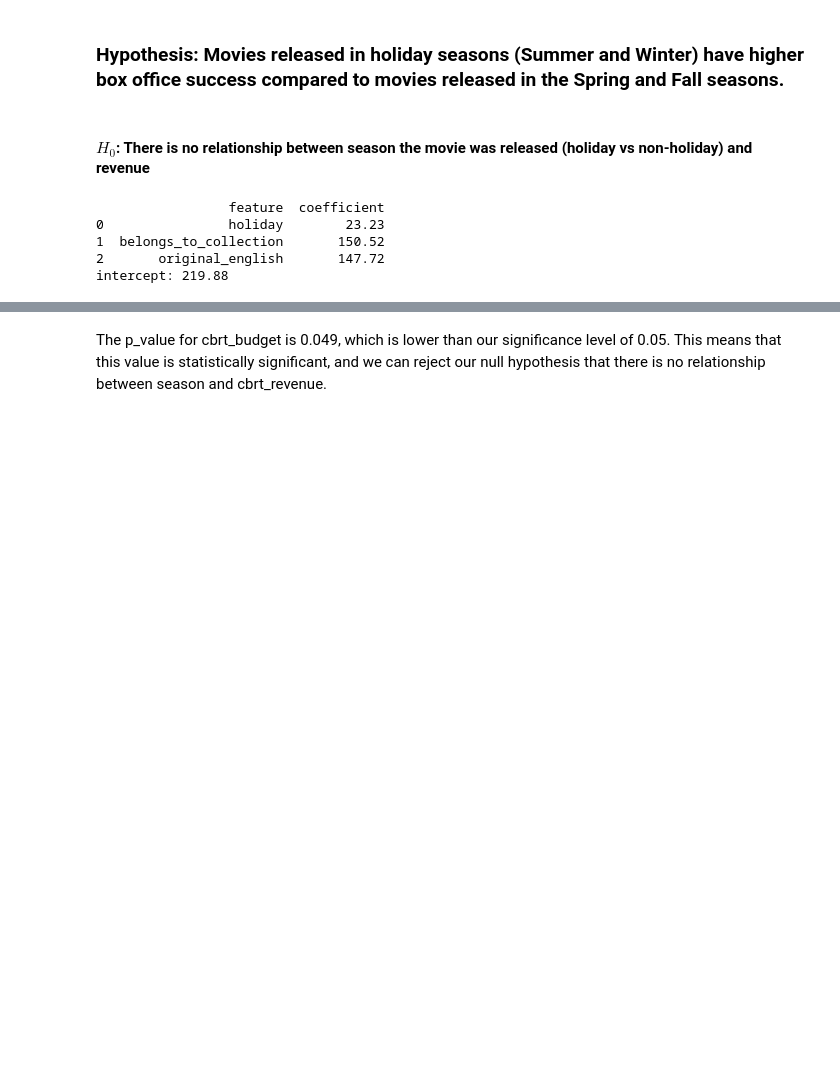
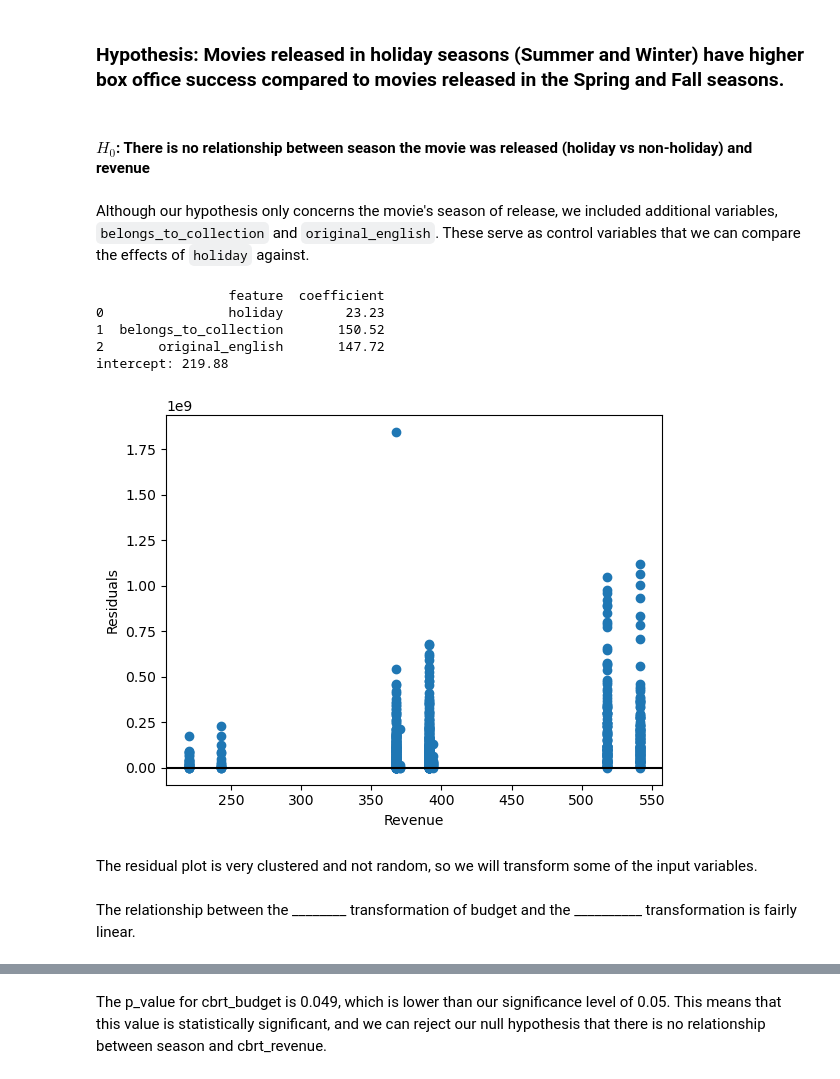
Before and after one commit to ay283/info2950_project, a Jupyter notebook: Report.ipynb, the cells around one changed output, grey strips where cells are left out. Drawn from its saved outputs; the diff is of its cells as text; code cells hidden in the pictures; blank space fills up the shorter version.

```diff
--- a/Report.ipynb
+++ b/Report.ipynb
@@ -258,6 +258,8 @@ train, test = train_test_split(data_filtered, test_size=0.2)
 X = data_filtered[input_vars]
 y = data_filtered['cbrt_revenue']
 model = LinearRegression().fit(X, y)
+# %% [markdown]
+Although our hypothesis only concerns the movie's season of release, we included additional variables, `belongs_to_collection` and `original_english`. These serve as control variables that we can compare the effects of `holiday` against.
 # %%
 coef = pd.DataFrame({'feature': X.columns, 'coefficient': np.round(model.coef_, 2)})
 print(coef)
@@ -271,3 +273,17 @@ intercept: 219.88
 # %%
 train_pred = model.predict(train[input_vars])
 test_pred = model.predict(test[input_vars])
+# %%
+residuals = train['revenue'] - train_pred
+
+def generate_residual_plot(pred, resid):
+    plt.scatter(pred, resid, marker="o")
+    plt.xlabel("Revenue")
+    plt.ylabel("Residuals")
+    plt.axhline(y=0, color="black")
+
+generate_residual_plot(train_pred, residuals)
+# %% [output]
+[figure, added]
+# %% [markdown]
+The residual plot is very clustered and not random, so we will transform some of the input variables.
@@ -273,0 +302,2 @@ test_pred = model.predict(test[input_vars])
+# %% [markdown]
+The relationship between the ________ transformation of budget and the __________ transformation is fairly linear.
```
Also changed, not shown: parts of 12 cells of this notebook.
